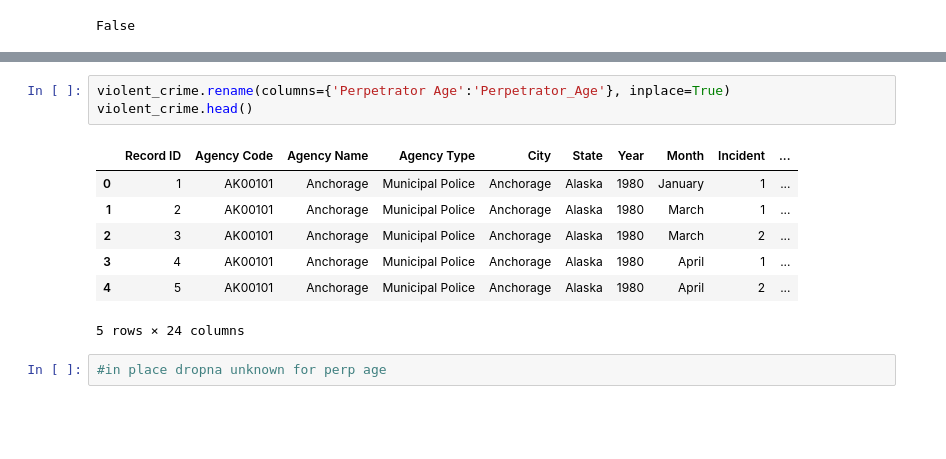
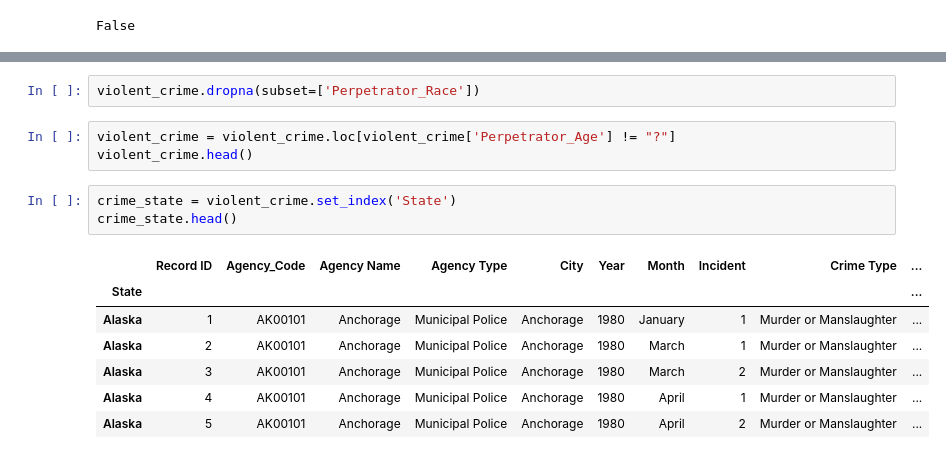
Before and after one commit to jjustin25/Crime-Project-1, a Jupyter notebook: crime_project_justin.ipynb, the cells around one changed output, grey strips where cells are left out. Drawn from its saved outputs; the diff is of its cells as text; blank space fills up the shorter version.

```diff
--- a/crime_project_justin.ipynb
+++ b/crime_project_justin.ipynb
@@ -76,13 +82,16 @@ False
+# %%
+violent_crime.dropna(subset=['Perpetrator_Race'])
 # %%
-violent_crime.rename(columns={'Perpetrator Age':'Perpetrator_Age'}, inplace=True)
+violent_crime = violent_crime.loc[violent_crime['Perpetrator_Age'] != "?"]
 violent_crime.head()
-# %% [output]
-|  | Record ID | Agency Code | Agency Name | Agency Type | City | State | Year | Month | Incident | ... |
-| 0 | 1 | AK00101 | Anchorage | Municipal Police | Anchorage | Alaska | 1980 | January | 1 | ... |
-| 1 | 2 | AK00101 | Anchorage | Municipal Police | Anchorage | Alaska | 1980 | March | 1 | ... |
-| 2 | 3 | AK00101 | Anchorage | Municipal Police | Anchorage | Alaska | 1980 | March | 2 | ... |
-| 3 | 4 | AK00101 | Anchorage | Municipal Police | Anchorage | Alaska | 1980 | April | 1 | ... |
-| 4 | 5 | AK00101 | Anchorage | Municipal Police | Anchorage | Alaska | 1980 | April | 2 | ... |
-5 rows × 24 columns
-# %%
-#in place dropna unknown for perp age
+# %%
+crime_state = violent_crime.set_index('State')
+crime_state.head()
+# %% [output]
+|  | Record ID | Agency_Code | Agency Name | Agency Type | City | Year | Month | Incident | Crime Type | ... |
+| State |  |  |  |  |  |  |  |  |  | ... |
+| Alaska | 1 | AK00101 | Anchorage | Municipal Police | Anchorage | 1980 | January | 1 | Murder or Manslaughter | ... |
+| Alaska | 2 | AK00101 | Anchorage | Municipal Police | Anchorage | 1980 | March | 1 | Murder or Manslaughter | ... |
+| Alaska | 3 | AK00101 | Anchorage | Municipal Police | Anchorage | 1980 | March | 2 | Murder or Manslaughter | ... |
+| Alaska | 4 | AK00101 | Anchorage | Municipal Police | Anchorage | 1980 | April | 1 | Murder or Manslaughter | ... |
+| Alaska | 5 | AK00101 | Anchorage | Municipal Police | Anchorage | 1980 | April | 2 | Murder or Manslaughter | ... |
```
Also changed, not shown: parts of 18 cells of this notebook, 1 other file.
